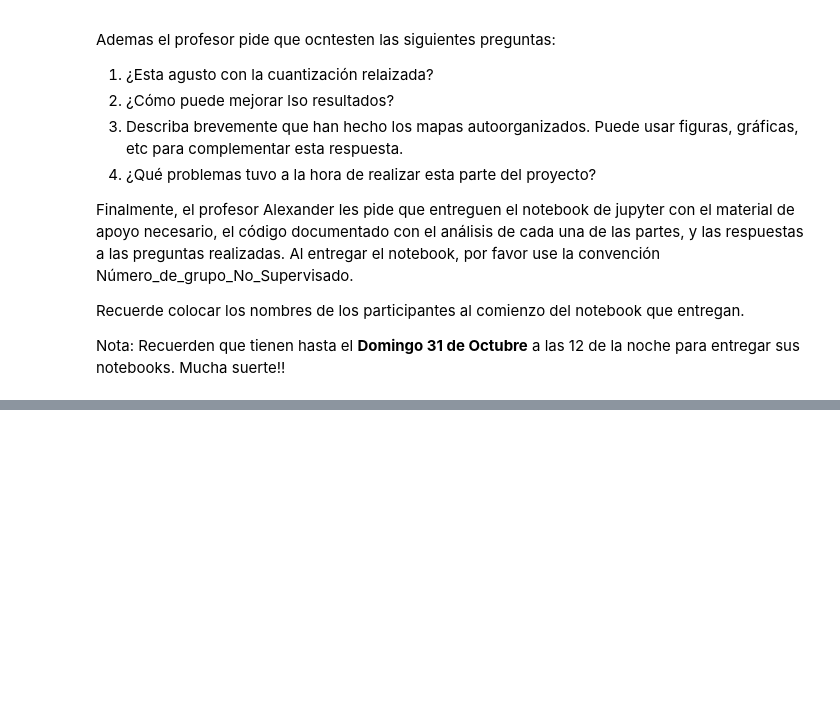
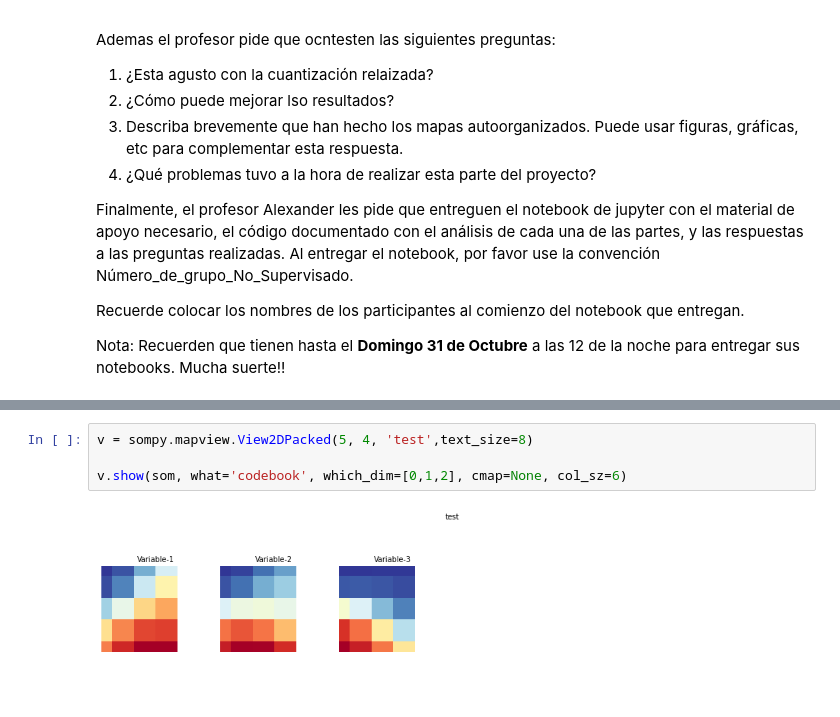
Before and after one commit to Santiago1325/Unsupervised-Learning, a Jupyter notebook: Proyecto 3 Unsupervised Learning.ipynb, the cells around one changed output, grey strips where cells are left out. Saved outputs shown, nothing was run; the diff lists cells and outputs as text; blank space fills up the shorter version.

```diff
--- a/Proyecto 3 Unsupervised Learning.ipynb
+++ b/Proyecto 3 Unsupervised Learning.ipynb
@@ -224,0 +276,6 @@ Nota: Recuerden que tienen hasta el **Domingo 31 de Octubre** a las 12 de la noc
+# %%
+v = sompy.mapview.View2DPacked(5, 4, 'test',text_size=8)
+
+v.show(som, what='codebook', which_dim=[0,1,2], cmap=None, col_sz=6)
+# %% [output]
+[figure, added]
```
Also changed, not shown: parts of 3 cells of this notebook, 6 other files.
